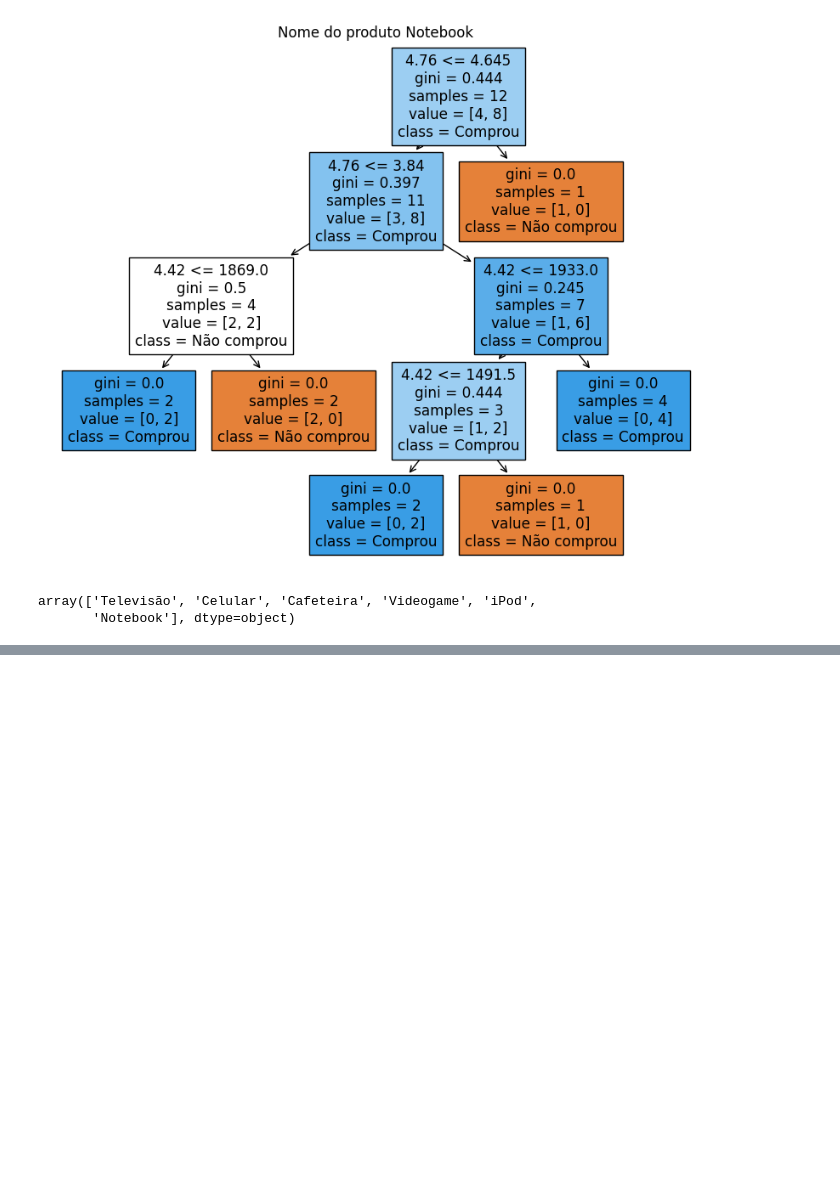
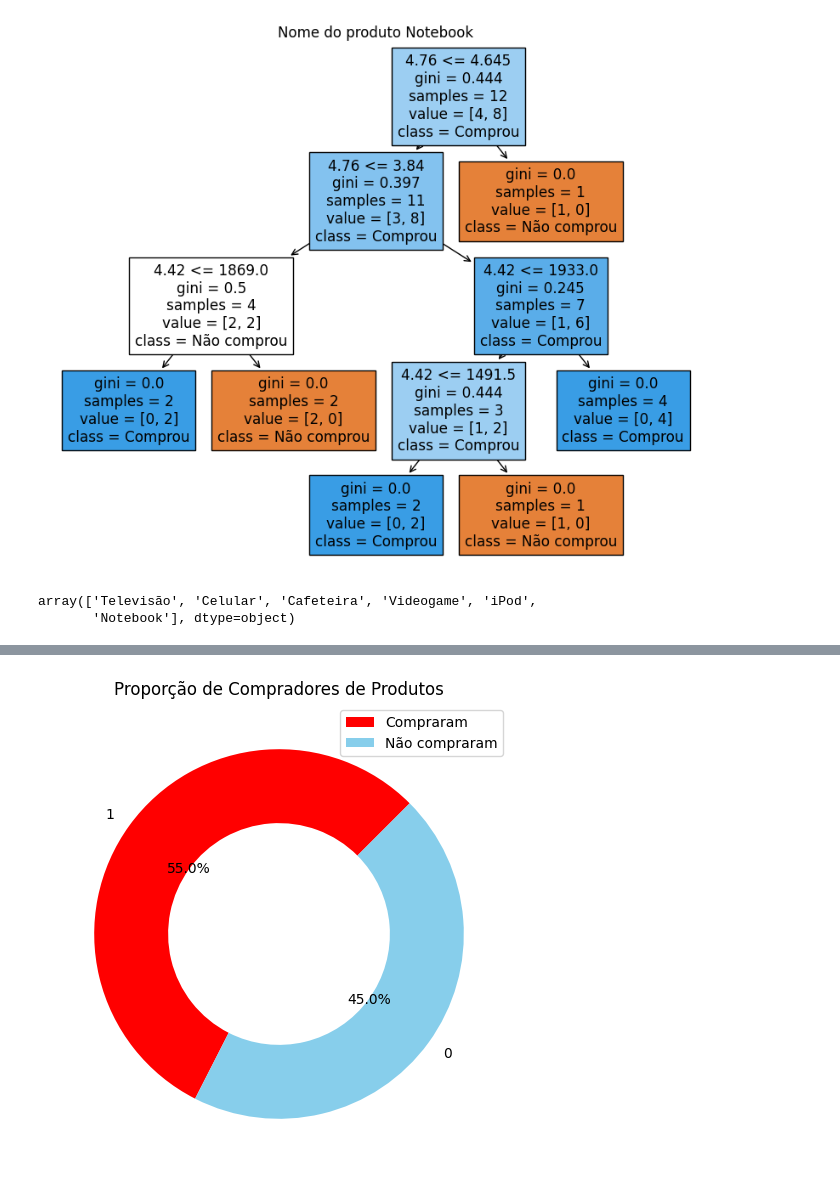
Before and after one commit to danielvieira95/Intelig-ncia-Artificial-e-Big-Data--2-2024, a Jupyter notebook: TurmaA/A13/codigo.ipynb, the cells around one changed output, grey strips where cells are left out. Saved outputs shown, nothing was run; the diff lists cells and outputs as text; code cells hidden in the pictures; blank space fills up the shorter version.

```diff
--- a/TurmaA/A13/codigo.ipynb
+++ b/TurmaA/A13/codigo.ipynb
@@ -152,0 +201,17 @@ array(['Televisão', 'Celular', 'Cafeteira', 'Videogame', 'iPod',
+# %%
+
+# Calcular a proporção de compradores
+proporcao_compradores = df['purchased'].value_counts(normalize=True)
+
+# Cores para o gráfico de pizza
+cores_invertidas = ['red', 'skyblue']
+
+# Visualização
+plt.figure(figsize=(6, 6))
+plt.pie(proporcao_compradores, labels=proporcao_compradores.index, autopct='%1.1f%%',
+        startangle=45, colors=cores_invertidas, wedgeprops=dict(width=0.4))
+plt.title('Proporção de Compradores de Produtos')
+plt.legend(['Compraram', 'Não compraram'], loc='upper right')
+plt.show()
+# %% [output]
+[figure, added]
```
Also changed, not shown: parts of 4 cells of this notebook.
